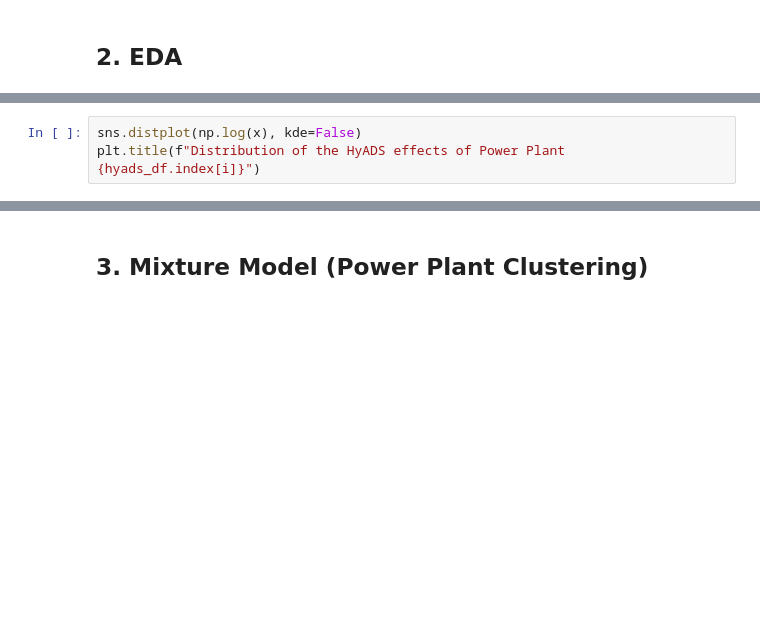
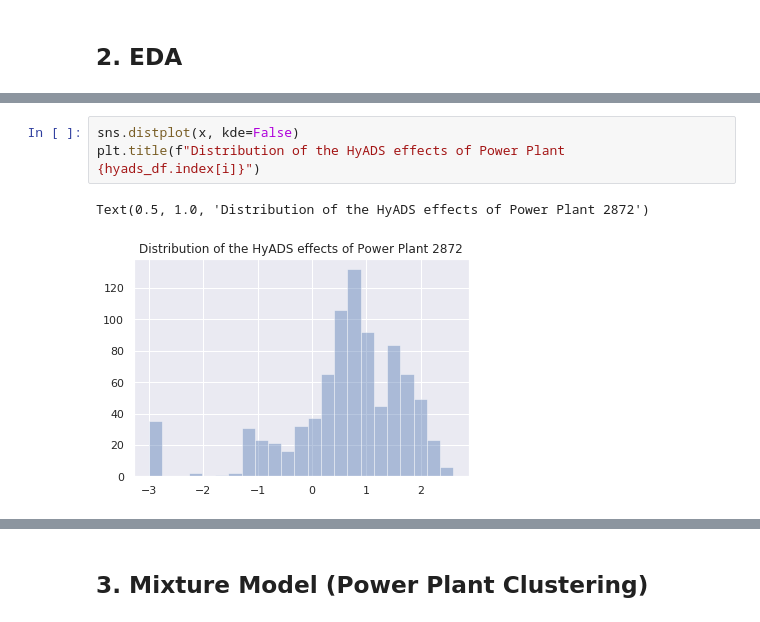
Before and after one commit to mauriciogtec/power-plants, a Jupyter notebook: hyads_mixture.ipynb, the cells around one changed output, grey strips where cells are left out. Drawn from its saved outputs; the diff is of its cells as text; blank space fills up the shorter version.

```diff
--- a/hyads_mixture.ipynb
+++ b/hyads_mixture.ipynb
@@ -121,6 +122,9 @@ max: 2.921853832982857
 # %%
-sns.distplot(np.log(x), kde=False)
+sns.distplot(x, kde=False)
 plt.title(f"Distribution of the HyADS effects of Power Plant {hyads_df.index[i]}")
+# %% [output]
+Text(0.5, 1.0, 'Distribution of the HyADS effects of Power Plant 2872')
+[figure, added]
 # %%
 j = np.random.choice(range(hyads.shape[0]))
 x = hyads[:,j]
```
Also changed, not shown: parts of 30 cells of this notebook, 2 other files.
